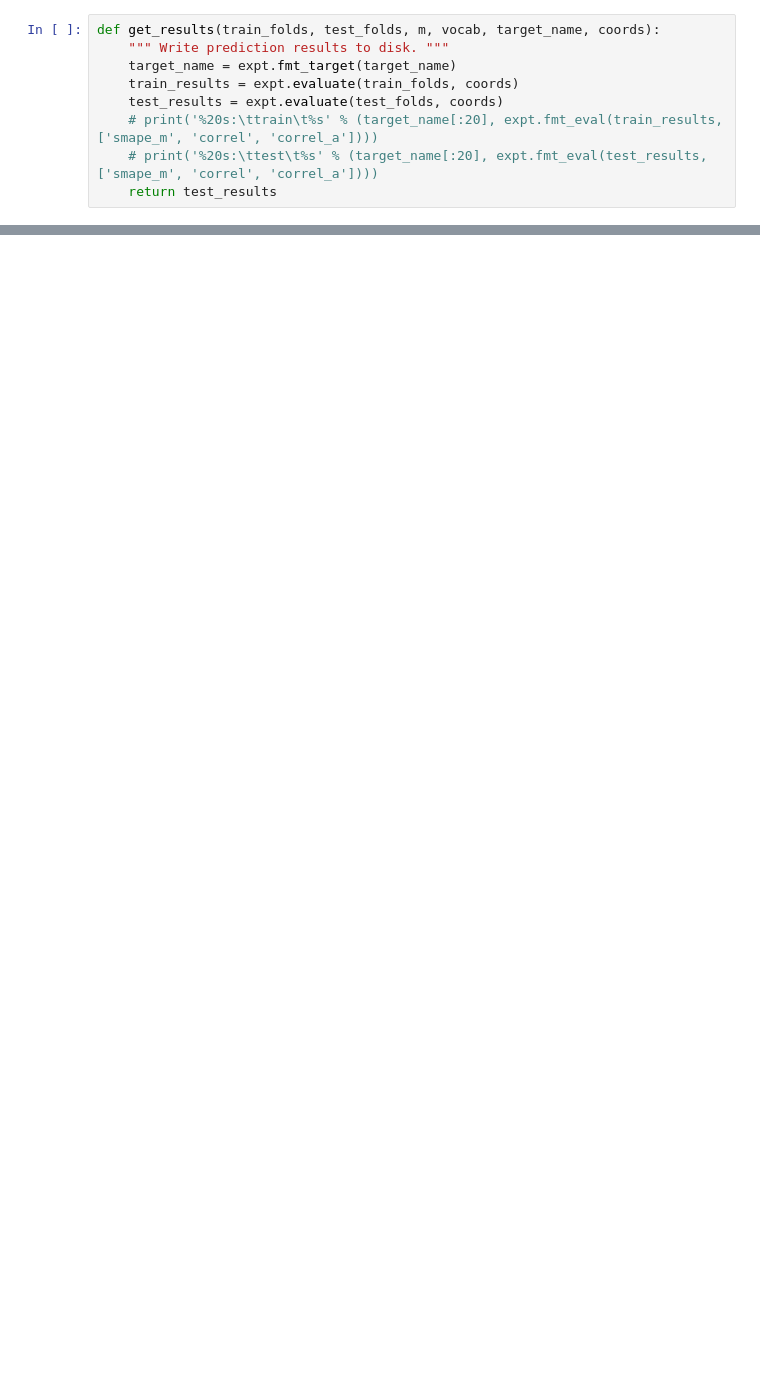
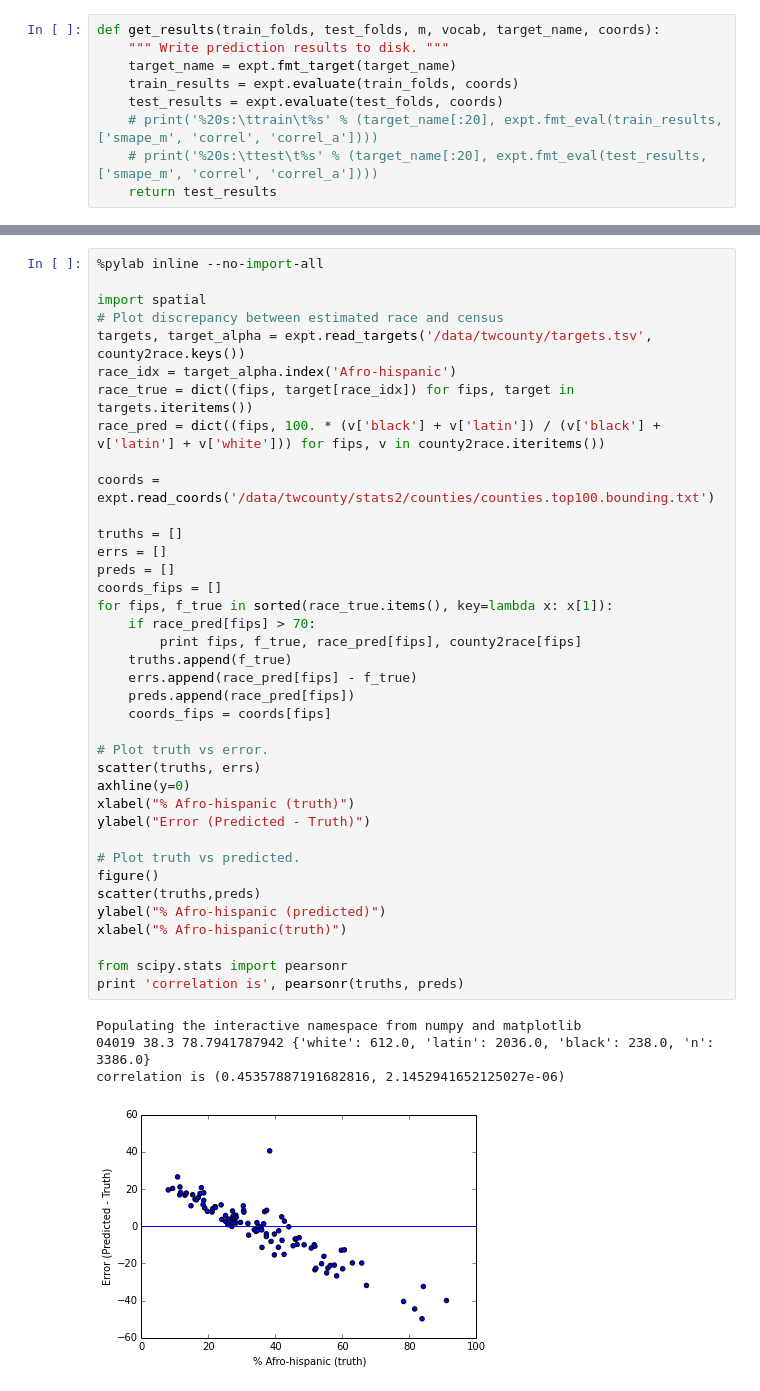
Before and after one commit to tapilab/twcounty, a Jupyter notebook: twcounty/Demographics.ipynb, the cells around one changed output, grey strips where cells are left out. Saved outputs shown, nothing was run; the diff lists cells and outputs as text; blank space fills up the shorter version.

```diff
--- a/twcounty/Demographics.ipynb
+++ b/twcounty/Demographics.ipynb
@@ -587,0 +705,43 @@ print 'correlation is', pearsonr(truths, preds)
+# %%
+%pylab inline --no-import-all
+
+import spatial
+# Plot discrepancy between estimated race and census
+targets, target_alpha = expt.read_targets('/data/twcounty/targets.tsv', county2race.keys())
+race_idx = target_alpha.index('Afro-hispanic')
+race_true = dict((fips, target[race_idx]) for fips, target in targets.iteritems())
+race_pred = dict((fips, 100. * (v['black'] + v['latin']) / (v['black'] + v['latin'] + v['white'])) for fips, v in county2race.iteritems())
+
+coords = expt.read_coords('/data/twcounty/stats2/counties/counties.top100.bounding.txt')
+
+truths = []
+errs = []
+preds = []
+coords_fips = []
+for fips, f_true in sorted(race_true.items(), key=lambda x: x[1]):
+    if race_pred[fips] > 70:
+        print fips, f_true, race_pred[fips], county2race[fips]
+    truths.append(f_true)
+    errs.append(race_pred[fips] - f_true)
+    preds.append(race_pred[fips])
+    coords_fips = coords[fips]
+
+# Plot truth vs error.
+scatter(truths, errs)
+axhline(y=0)
+xlabel("% Afro-hispanic (truth)")
+ylabel("Error (Predicted - Truth)")
+
+# Plot truth vs predicted.
+figure()
+scatter(truths,preds)
+ylabel("% Afro-hispanic (predicted)")
+xlabel("% Afro-hispanic(truth)")
+
+from scipy.stats import pearsonr
+print 'correlation is', pearsonr(truths, preds)
+# %% [output]
+Populating the interactive namespace from numpy and matplotlib
+04019 38.3 78.7941787942 {'white': 612.0, 'latin': 2036.0, 'black': 238.0, 'n': 3386.0}
+correlation is (0.45357887191682816, 2.1452941652125027e-06)
+[figure, added]
```
Also changed, not shown: parts of 15 cells of this notebook.
